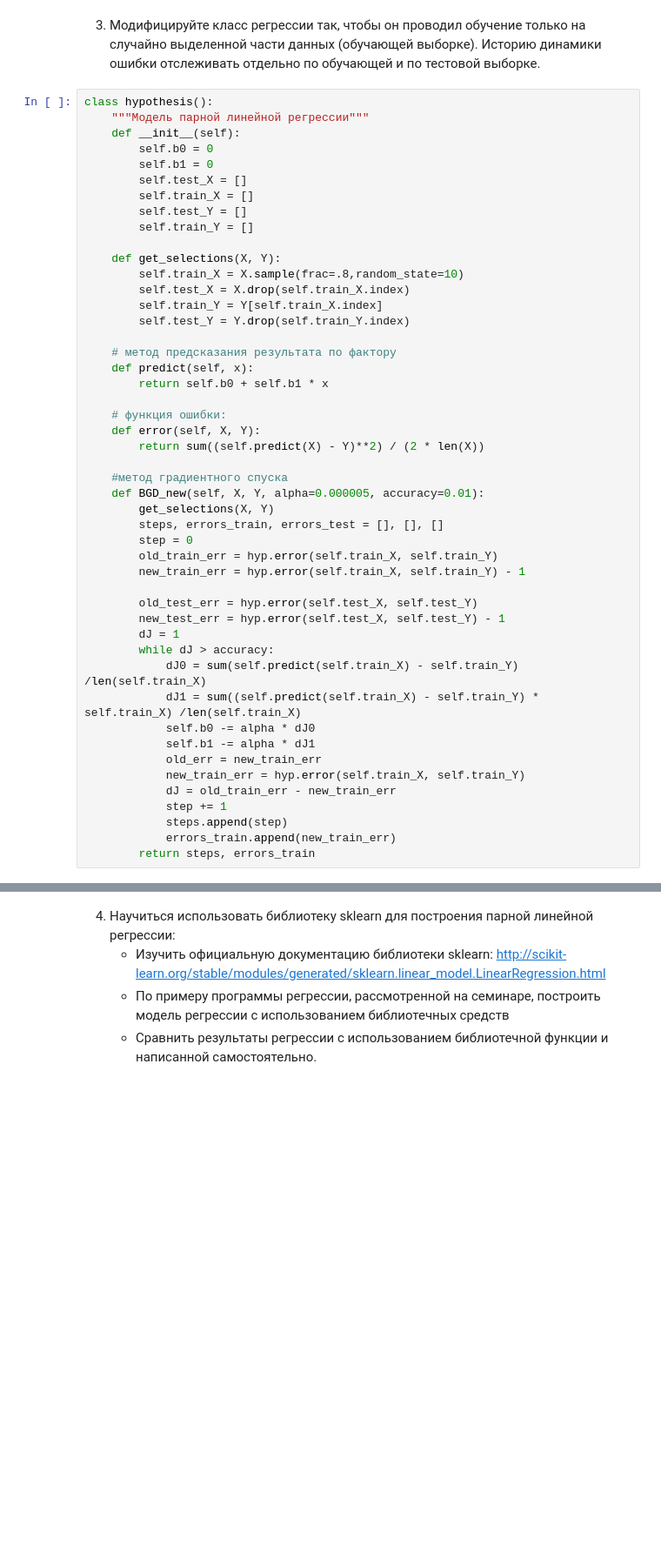
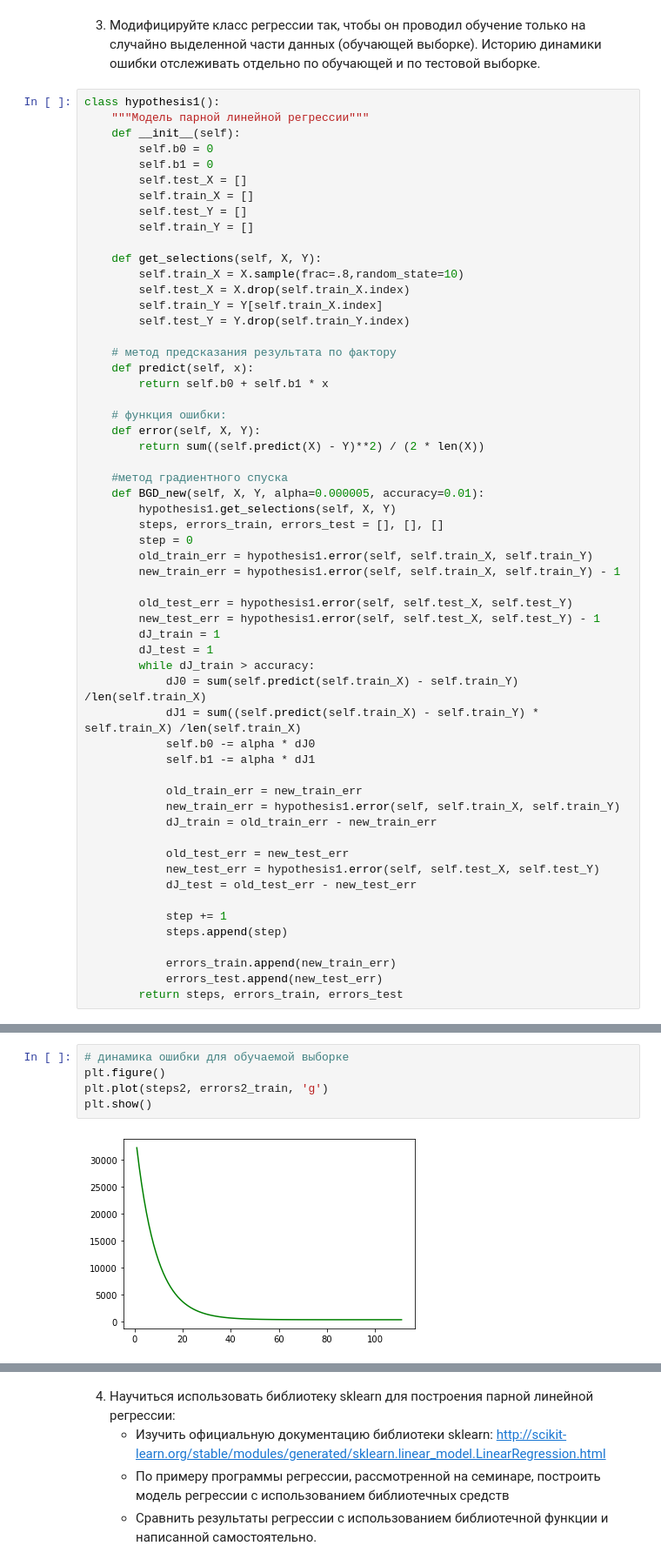
Before and after one commit to victorioustone/tadimo_1, a Jupyter notebook: sem05/ML1.1_Каменчук.ipynb, the cells around one changed output, grey strips where cells are left out. Shown at 87% size. Drawn from its saved outputs; the diff is of its cells as text; blank space fills up the shorter version.

```diff
--- a/sem05/ML1.1_Каменчук.ipynb
+++ b/sem05/ML1.1_Каменчук.ipynb
@@ -218,7 +193,7 @@ plt.show()
 # %% [markdown]
 3. Модифицируйте класс регрессии так, чтобы он проводил обучение только на случайно выделенной части данных (обучающей выборке). Историю динамики ошибки отслеживать отдельно по обучающей и по тестовой выборке.
 # %%
-class hypothesis():
+class hypothesis1():
     """Модель парной линейной регрессии"""
     def __init__(self):
         self.b0 = 0
@@ -228,7 +203,7 @@ class hypothesis():
         self.test_Y = []
         self.train_Y = []
 
-    def get_selections(X, Y):
+    def get_selections(self, X, Y):
         self.train_X = X.sample(frac=.8,random_state=10)
         self.test_X = X.drop(self.train_X.index)
         self.train_Y = Y[self.train_X.index]
@@ -244,24 +219,33 @@ class hypothesis():
 
     #метод градиентного спуска
     def BGD_new(self, X, Y, alpha=0.000005, accuracy=0.01):
-        get_selections(X, Y)
+        hypothesis1.get_selections(self, X, Y)
         steps, errors_train, errors_test = [], [], []
         step = 0
-        old_train_err = hyp.error(self.train_X, self.train_Y)
-        new_train_err = hyp.error(self.train_X, self.train_Y) - 1
+        old_train_err = hypothesis1.error(self, self.train_X, self.train_Y)
+        new_train_err = hypothesis1.error(self, self.train_X, self.train_Y) - 1
 
-        old_test_err = hyp.error(self.test_X, self.test_Y)
-        new_test_err = hyp.error(self.test_X, self.test_Y) - 1
-        dJ = 1
-        while dJ > accuracy:
+        old_test_err = hypothesis1.error(self, self.test_X, self.test_Y)
+        new_test_err = hypothesis1.error(self, self.test_X, self.test_Y) - 1
+        dJ_train = 1
+        dJ_test = 1
+        while dJ_train > accuracy:
             dJ0 = sum(self.predict(self.train_X) - self.train_Y) /len(self.train_X)
             dJ1 = sum((self.predict(self.train_X) - self.train_Y) * self.train_X) /len(self.train_X)
             self.b0 -= alpha * dJ0
             self.b1 -= alpha * dJ1
-            old_err = new_train_err
-            new_train_err = hyp.error(self.train_X, self.train_Y)
-            dJ = old_train_err - new_train_err
+
+            old_train_err = new_train_err
+            new_train_err = hypothesis1.error(self, self.train_X, self.train_Y)
+            dJ_train = old_train_err - new_train_err
+
+            old_test_err = new_test_err
+            new_test_err = hypothesis1.error(self, self.test_X, self.test_Y)
+            dJ_test = old_test_err - new_test_err
+
             step += 1
             steps.append(step)
+
             errors_train.append(new_train_err)
-        return steps, errors_train
+            errors_test.append(new_test_err)
+        return steps, errors_train, errors_test
@@ -267,0 +259,7 @@ class hypothesis():
+# %%
+# динамика ошибки для обучаемой выборке
+plt.figure()
+plt.plot(steps2, errors2_train, 'g')
+plt.show()
+# %% [output]
+[figure, added]
```
Also changed, not shown: parts of 10 cells of this notebook, 5 other files.
